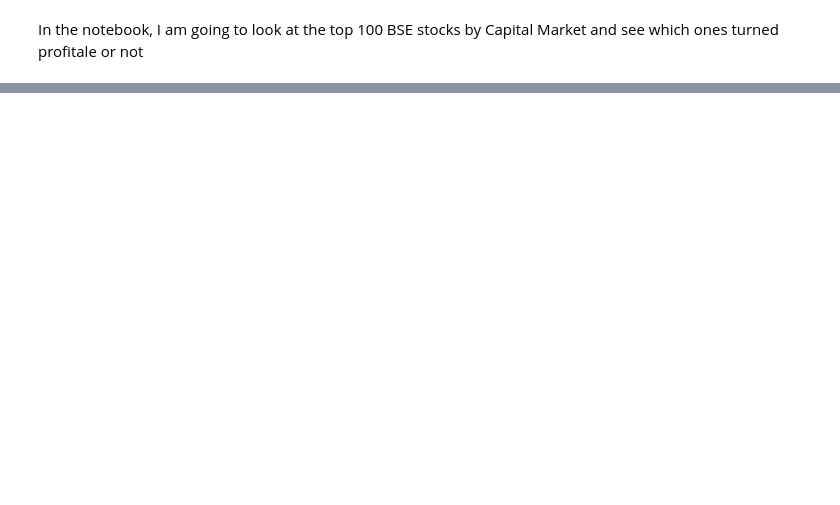
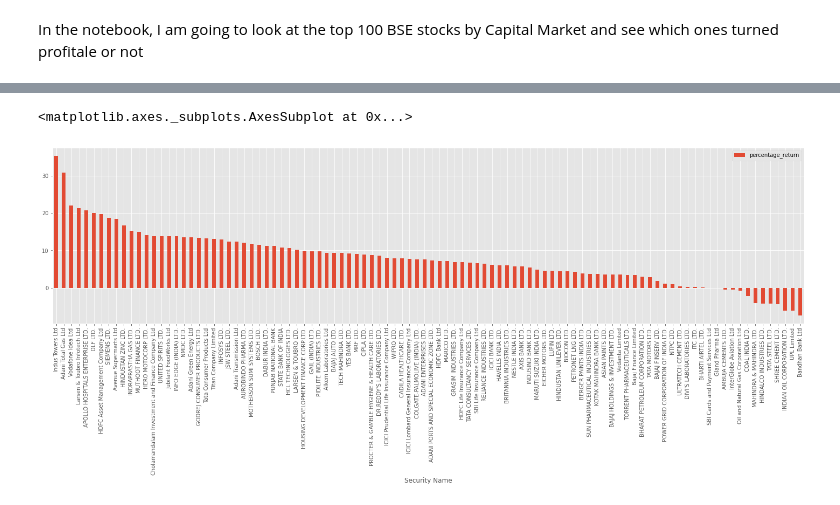
Before and after one commit to mastermindankur/stock-analysis, a Jupyter notebook: bse_top_100.ipynb, the cells around one changed output, grey strips where cells are left out. Cells and saved outputs as stored; diff of their text form; code cells hidden in the pictures; blank space fills up the shorter version.

```diff
--- a/bse_top_100.ipynb
+++ b/bse_top_100.ipynb
@@ -239 +282,8 @@ bse100[['Security Name','Code','s1r1_count','forced_count','condition_not_matche
 bse100[['Security Name','Code','s1r1_count','forced_count','condition_not_matched_count','profit_trade_at_S1R1','profit_forced_sold_at_ClosingPrice','net_profit_per_share','cumulative_profit','percentage_return']].to_excel('BSE100Summary.xlsx',sheet_name='xx')
+# %%
+# Plotting the stocks and the returns in barh form
+df=bse100[['Security Name','percentage_return']].sort_values(by='percentage_return',ascending=False)
+df.plot.bar('Security Name','percentage_return', figsize=(25,6))
+# %% [output]
+<matplotlib.axes._subplots.AxesSubplot at 0x...>
+[figure, added]
```
Also changed, not shown: parts of 18 cells of this notebook.
